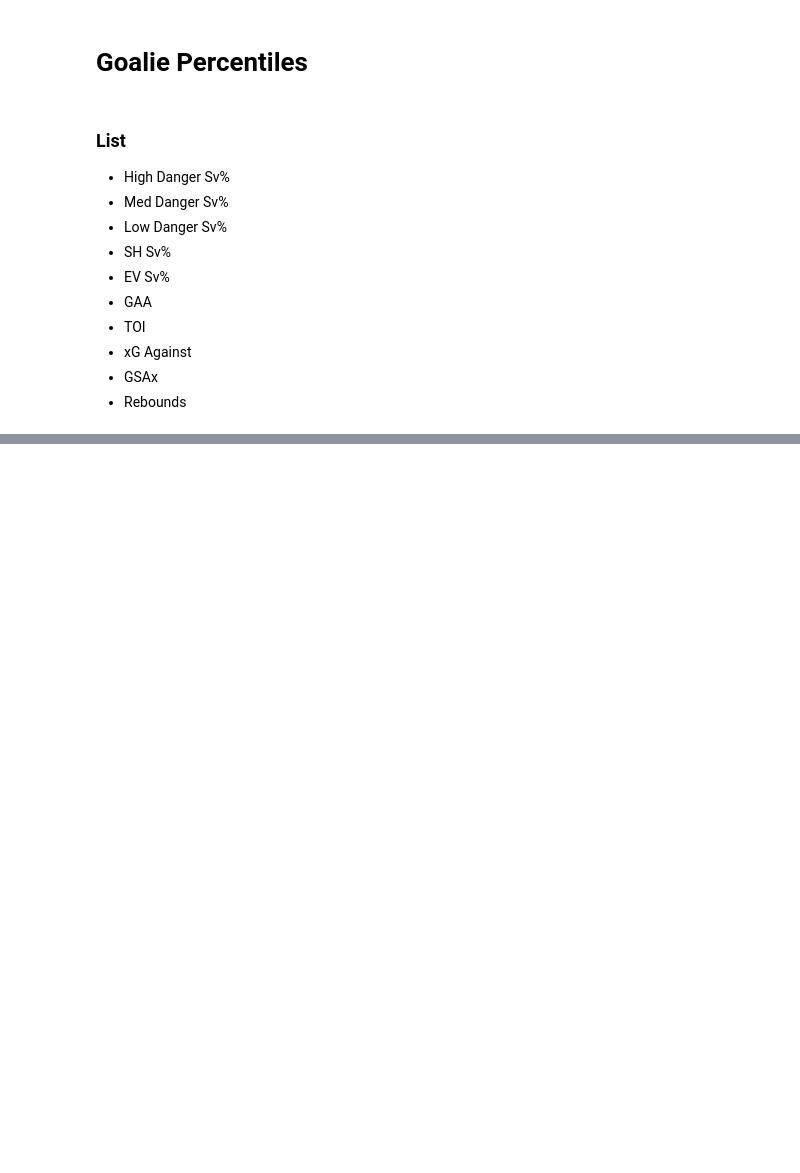
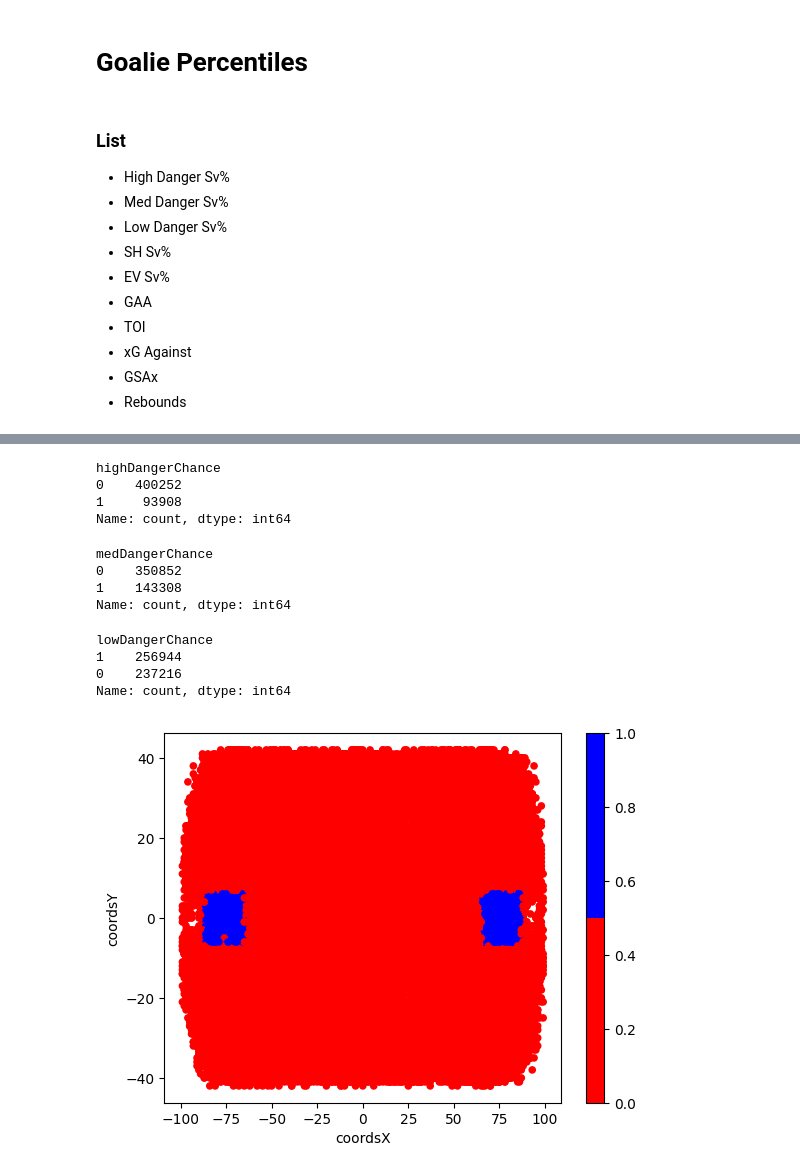
Before and after one commit to CharlesJub/HockeySavant, a Jupyter notebook: scripts/percentiles.ipynb, the cells around one changed output, grey strips where cells are left out. Cells and saved outputs as stored; diff of their text form; code cells hidden in the pictures; blank space fills up the shorter version.

```diff
--- a/scripts/percentiles.ipynb
+++ b/scripts/percentiles.ipynb
@@ -256,0 +278,11 @@ conn.close()
+# %%
+import pandas as pd
+import sqlite3 as sql
+import numpy as np
+
+db_file_path = 'C:/Users/charl/OneDrive/Desktop/Projects/HockeySavant/hockeysavant_app/hockeysavant.db'
+conn = sql.connect(db_file_path)
+play_by_play = pd.read_csv('C:/Users/charl/OneDrive/Desktop/Projects/HockeySavant/scripts/play_by_play.csv')
+xg = pd.read_sql("SELECT * FROM expected_goals", con=conn)
+
+play_by_play = play_by_play.merge(xg, how='inner', on=['gameId','playId'])
@@ -256,0 +430,40 @@ conn.close()
+# %%
+goalX = 88
+goalY = 0
+play_by_play['angleToGoal'] = play_by_play.apply(lambda row: np.degrees(np.arctan2((row['flippedCoordsY'] - goalY), (row['flippedCoordsX'] - goalX)))-90,axis=1)
+play_by_play['angleToGoal'] = np.where(play_by_play['angleToGoal'] < -90, np.abs(play_by_play['angleToGoal'])-180, play_by_play['angleToGoal'])
+# %%
+play_by_play['highDangerChance'] = np.where(((play_by_play['flippedCoordsX'] <= 100-13.1) & (play_by_play['flippedCoordsX'] >= 100-34.1) & (play_by_play['flippedCoordsY'] <= 6) & (play_by_play['flippedCoordsY'] >= -6)), 1, 0)
+play_by_play['medDangerChance'] = np.where(((play_by_play['highDangerChance'] == 0) & (play_by_play['angleToGoal'] > 30) & (play_by_play['flippedCoordsX'] >= 13.1) & (play_by_play['flippedCoordsX'] >= 50.25) & (play_by_play['flippedCoordsY'] <= 22.0) & (play_by_play['flippedCoordsY'] >= -22)), 1, 0)
+play_by_play['lowDangerChance'] = np.where(((play_by_play['highDangerChance'] == 0) & (play_by_play['medDangerChance'] == 0)), 1, 0)
+# %%
+play_by_play['highDangerChance'].value_counts()
+# %% [output]
+highDangerChance
+0    400252
+1     93908
+Name: count, dtype: int64
+# %%
+play_by_play['medDangerChance'].value_counts()
+# %% [output]
+medDangerChance
+0    350852
+1    143308
+Name: count, dtype: int64
+# %%
+play_by_play['lowDangerChance'].value_counts()
+# %% [output]
+lowDangerChance
+1    256944
+0    237216
+Name: count, dtype: int64
+# %%
+from matplotlib.colors import ListedColormap
+
+cmap = ListedColormap(['red', 'blue'])
+
+# Create a scatter plot with 'highDangerChance' mapped to colors
+sc = play_by_play.plot(x='coordsX', y='coordsY', kind='scatter',
+                       c=play_by_play['highDangerChance'], cmap=cmap)
+# %% [output]
+[figure, added]
```
Also changed, not shown: parts of 4 cells of this notebook, 1 other file.
